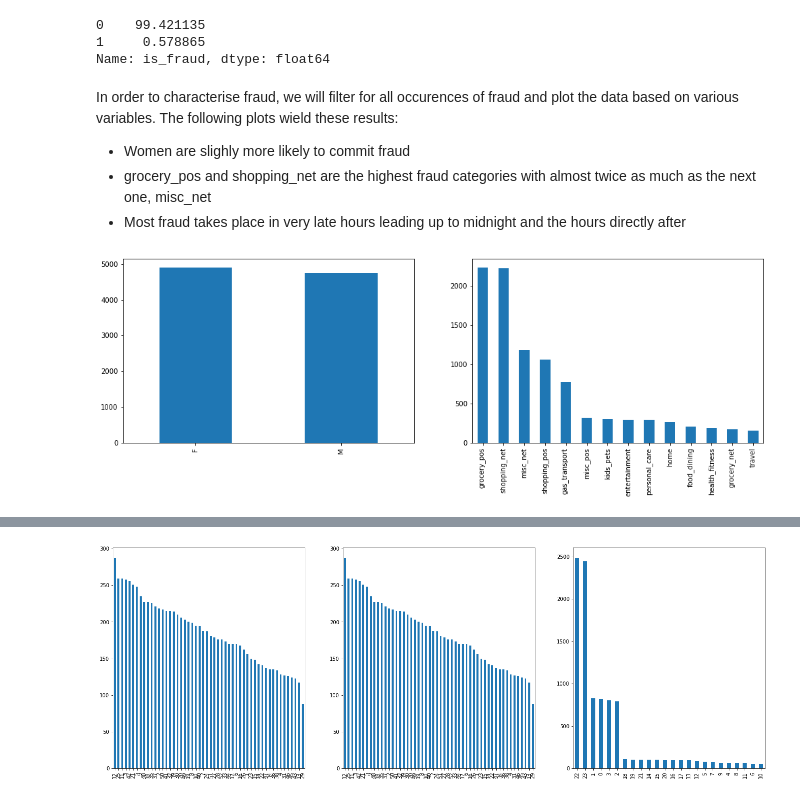
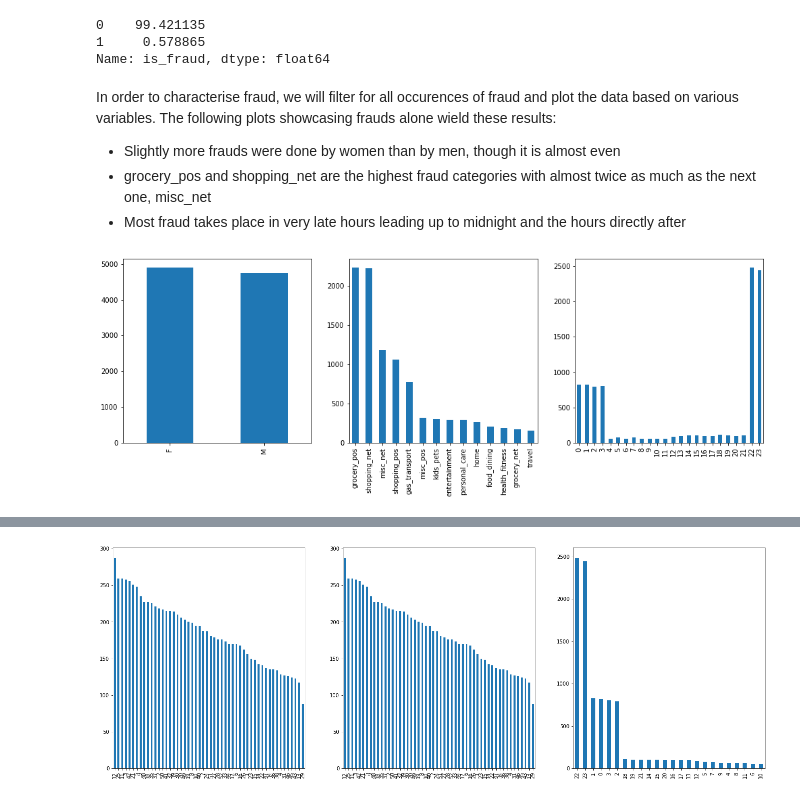
Before and after one commit to ditzlike/emlp_project, a Jupyter notebook: wip_notebook.ipynb, the cells around one changed output, grey strips where cells are left out. Cells and saved outputs as stored; diff of their text form; code cells hidden in the pictures.

```diff
--- a/wip_notebook.ipynb
+++ b/wip_notebook.ipynb
@@ -110,21 +110,22 @@ train_data['is_fraud'].value_counts(normalize=True).mul(100)
 1     0.578865
 Name: is_fraud, dtype: float64
 # %% [markdown]
-In order to characterise fraud, we will filter for all occurences of fraud and plot the data based on various variables. The following plots wield these results:
-- Women are slighly more likely to commit fraud
+In order to characterise fraud, we will filter for all occurences of fraud and plot the data based on various variables. The following plots showcasing frauds alone wield these results:
+- Slightly more frauds were done by women than by men, though it is almost even
 - grocery_pos and shopping_net are the highest fraud categories with almost twice as much as the next one, misc_net
 - Most fraud takes place in very late hours leading up to midnight and the hours directly after
 # %%
 filtered_df = combined_df[combined_df.is_fraud == 1]
 filtered_df = filtered_df[['gender', 'category', 'merchant', 'city', 'state', 'job', 'week', 'hour', 'month', 'trans_date_trans_time']]
 #filtered_df.groupby('category').count().plot(kind = 'bar', legend = False)
 plt.figure(figsize = (17,5))
-plt.subplot(121)
+plt.subplot(131)
 filtered_df['gender'].value_counts().plot(kind = 'bar')
-plt.subplot(122)
+plt.subplot(132)
 filtered_df['category'].value_counts().plot(kind = 'bar')
-#plt.subplot(133)
+plt.subplot(133)
+filtered_df['hour'].value_counts().sort_index().plot(kind = 'bar')
 #filtered_df['state'].value_counts().plot(kind = 'bar')
 plt.show()
 # %% [output]
-[figure, old version]
+[figure, new version]
```
Also changed, not shown: parts of 4 cells of this notebook.
